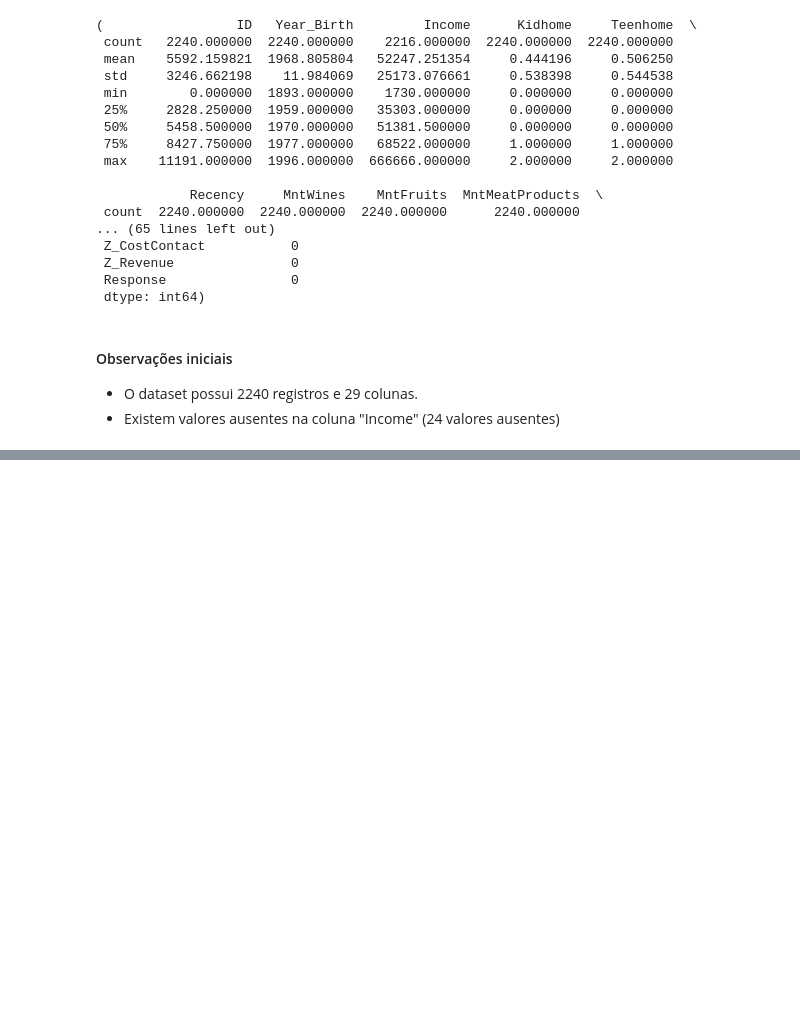
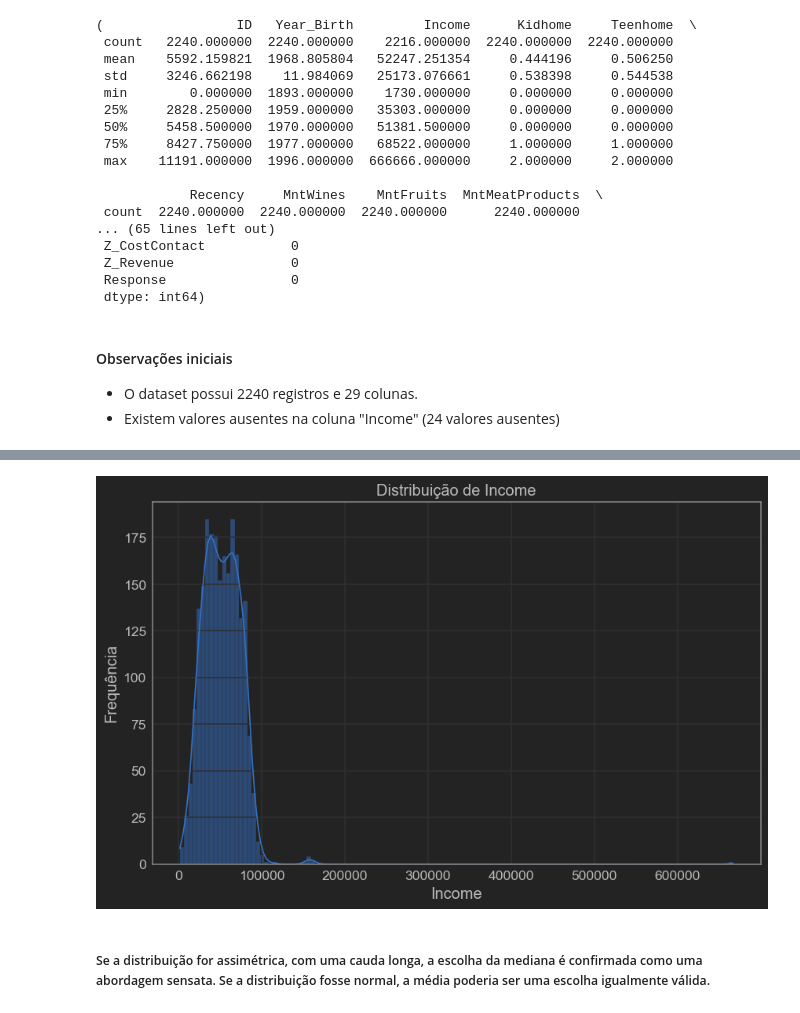
Before and after one commit to ragnarthur/marketing-analysis, a Jupyter notebook: analise.ipynb, the cells around one changed output, grey strips where cells are left out. Cells and saved outputs as stored; diff of their text form; code cells hidden in the pictures; blank space fills up the shorter version.

```diff
--- a/analise.ipynb
+++ b/analise.ipynb
@@ -124,0 +145,12 @@ statistics, missing_values
+# %%
+# Visualizar a distribuição da coluna Income
+plt.figure(figsize=(10,6))
+sns.histplot(df['Income'].dropna(), kde=True)
+plt.title("Distribuição de Income")
+plt.xlabel("Income")
+plt.ylabel("Frequência")
+plt.show()
+# %% [output]
+[figure, added]
+# %% [markdown]
+##### Se a distribuição for assimétrica, com uma cauda longa, a escolha da mediana é confirmada como uma abordagem sensata. Se a distribuição fosse normal, a média poderia ser uma escolha igualmente válida.
```
Also changed, not shown: parts of 26 cells of this notebook.
